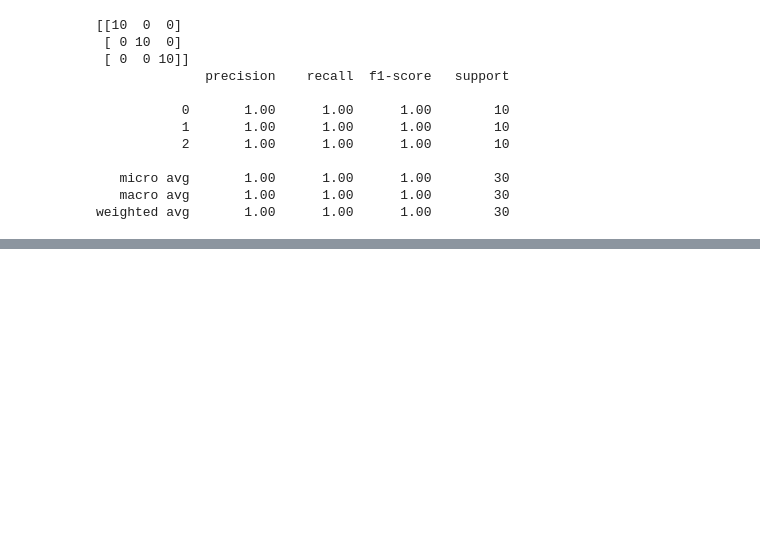
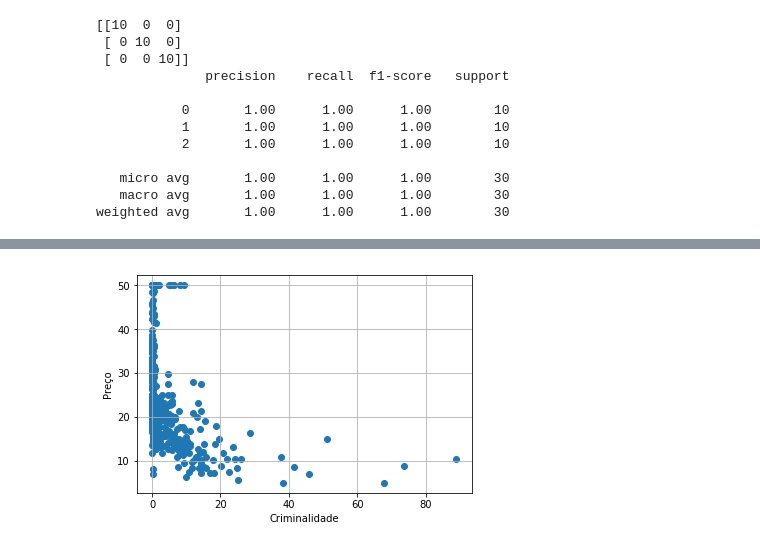
Before and after one commit to camilalopes/genetico, a Jupyter notebook: aprendizagem/apresentacao.ipynb, the cells around one changed output, grey strips where cells are left out. Drawn from its saved outputs; the diff is of its cells as text; code cells hidden in the pictures; blank space fills up the shorter version.

```diff
--- a/aprendizagem/apresentacao.ipynb
+++ b/aprendizagem/apresentacao.ipynb
@@ -95,0 +102,6 @@ plt.show()
+# %%
+from sklearn.datasets import load_boston
+import pandas as pd
+
+dataset = load_boston()
+print(dataset.DESCR)
@@ -95,0 +126,5 @@ plt.show()
+# %%
+boston = pd.DataFrame(dataset.data, columns=dataset.feature_names)
+boston['MEDV'] = dataset.target
+
+boston.head()
@@ -95,0 +138,10 @@ plt.show()
+# %%
+x = boston['CRIM']
+y = boston['MEDV']
+plt.scatter(x, y, cmap=plt.cm.Set1)
+plt.xlabel('Criminalidade')
+plt.ylabel('Preço')
+plt.grid(True)
+plt.show()
+# %% [output]
+[figure, added]
```
Also changed, not shown: parts of 14 cells of this notebook, 1 other file.
